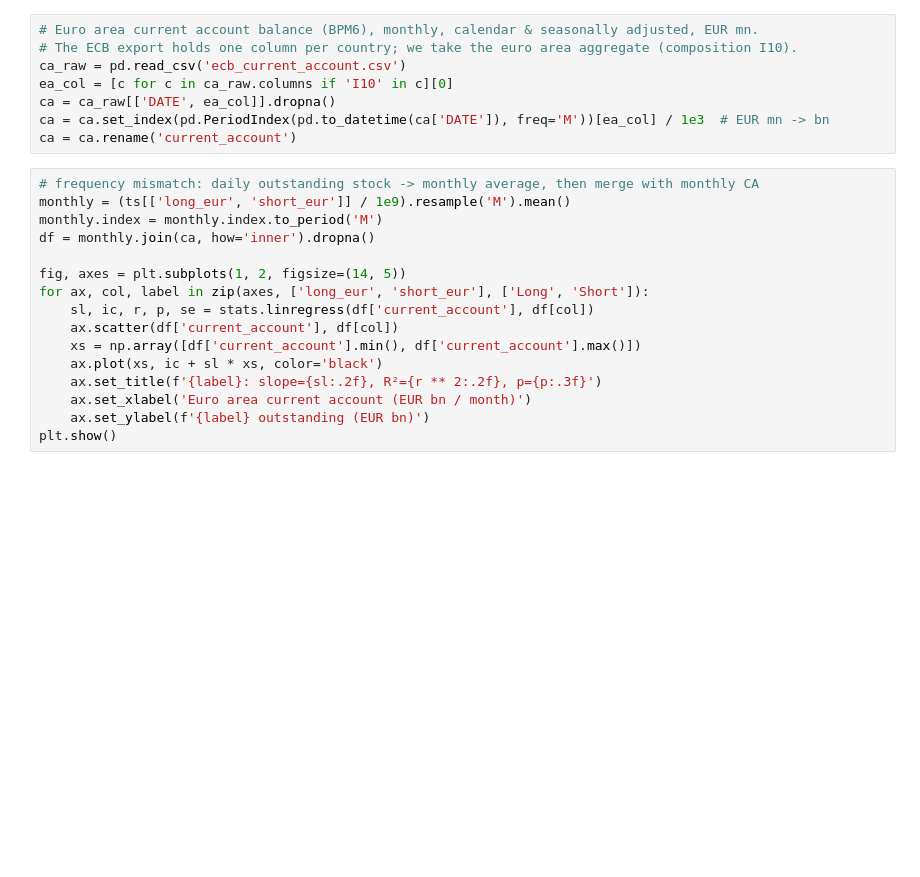
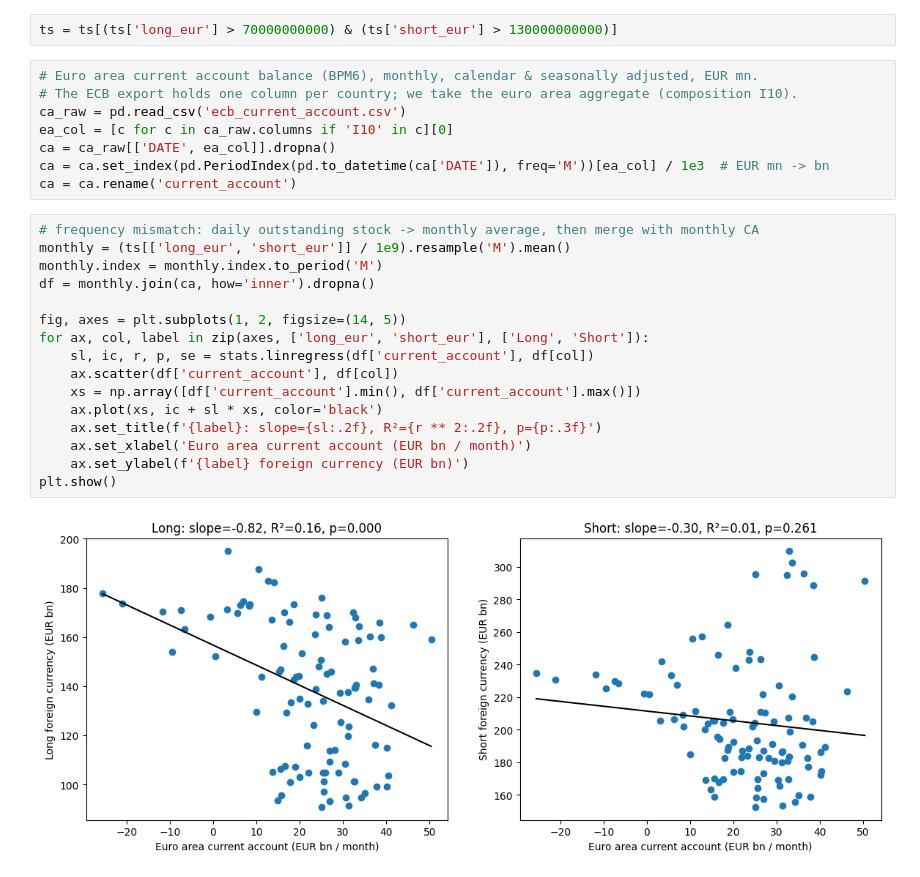
Before and after one commit to FelixHrms/FX_hedging, a Jupyter notebook: statistics.ipynb, the cells around one changed output. Cells and saved outputs as stored; diff of their text form; blank space fills up the shorter version.

```diff
--- a/statistics.ipynb
+++ b/statistics.ipynb
@@ -311,6 +366,8 @@ ORDER BY reference_period
 ts = pd.read_sql_query(query, cnxn)
 ts['reference_period'] = pd.to_datetime(ts['reference_period'])
 ts = ts.set_index('reference_period').sort_index()
+# %%
+ts = ts[(ts['long_eur'] > 70000000000) & (ts['short_eur'] > 130000000000)]
 # %%
 # Euro area current account balance (BPM6), monthly, calendar & seasonally adjusted, EUR mn.
 # The ECB export holds one column per country; we take the euro area aggregate (composition I10).
@@ -322,16 +379,18 @@ ca = ca.rename('current_account')
 # %%
 # frequency mismatch: daily outstanding stock -> monthly average, then merge with monthly CA
 monthly = (ts[['long_eur', 'short_eur']] / 1e9).resample('M').mean()
 monthly.index = monthly.index.to_period('M')
 df = monthly.join(ca, how='inner').dropna()
 
 fig, axes = plt.subplots(1, 2, figsize=(14, 5))
 for ax, col, label in zip(axes, ['long_eur', 'short_eur'], ['Long', 'Short']):
     sl, ic, r, p, se = stats.linregress(df['current_account'], df[col])
     ax.scatter(df['current_account'], df[col])
     xs = np.array([df['current_account'].min(), df['current_account'].max()])
     ax.plot(xs, ic + sl * xs, color='black')
     ax.set_title(f'{label}: slope={sl:.2f}, R²={r ** 2:.2f}, p={p:.3f}')
     ax.set_xlabel('Euro area current account (EUR bn / month)')
-    ax.set_ylabel(f'{label} outstanding (EUR bn)')
+    ax.set_ylabel(f'{label} foreign currency (EUR bn)')
 plt.show()
+# %% [output]
+[figure, added]
```
Also changed, not shown: parts of 8 cells of this notebook.
